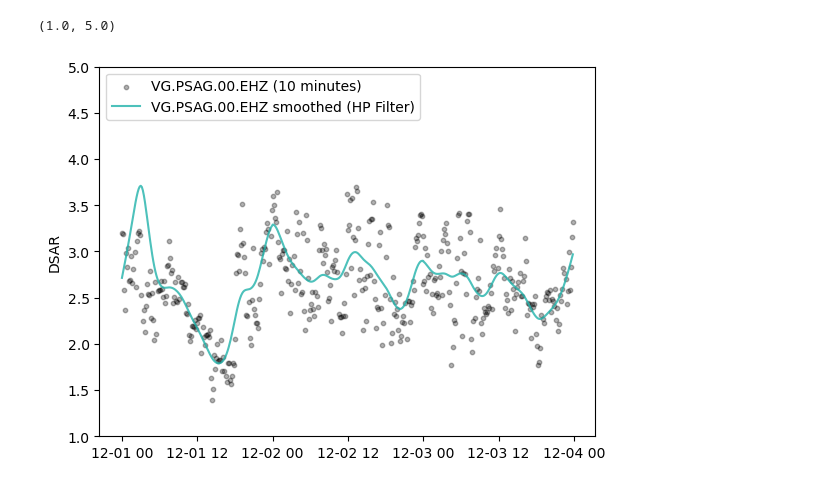
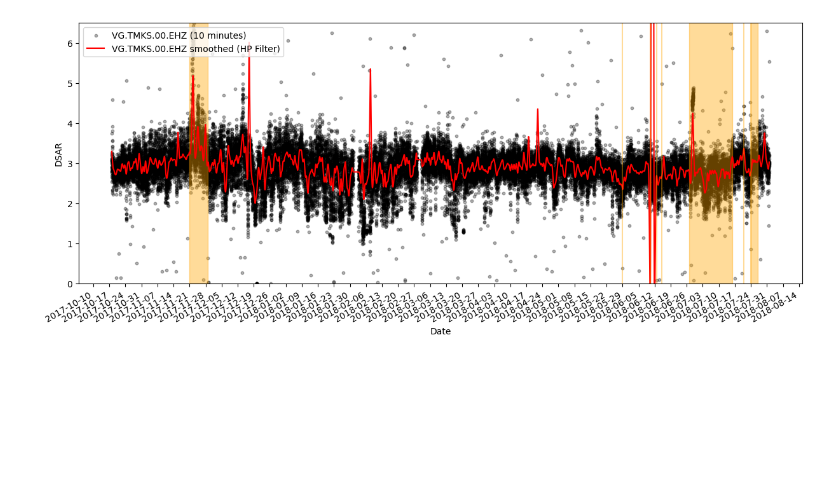
Before and after one commit to martanto/dsar, a Jupyter notebook: dsar.ipynb, the cells around one changed output. Drawn from its saved outputs; the diff is of its cells as text; code cells hidden in the pictures; blank space fills up the shorter version.

Commit message:
wip: update magma plot

```diff
--- a/dsar.ipynb
+++ b/dsar.ipynb
@@ -113,13 +133,43 @@ plt.subplot(111)
-# %%
-plt.scatter(df.index, df.DSAR, c= 'k', alpha=0.3, s=10, label='{} (10 minutes)'.format(nslc))
-
-# HP filter documentation https://www.statsmodels.org/stable/generated/statsmodels.tsa.filters.hp_filter.hpfilter.html
-_,trend = hpfilter(df.DSAR, 1600)
-plt.plot(df.index, trend, c='lightseagreen', label='{} smoothed (HP Filter)'.format(nslc), alpha=0.8)
-
-plt.legend(loc=2)
-plt.ylabel('DSAR')
-plt.ylim(1,5)
-# %% [output]
-(1.0, 5.0)
-[figure, removed]
+# %%
+import matplotlib.dates as mdates
+
+# HP filter documentation https://www.statsmodels.org/stable/generated/statsmodels.tsa.filters.hp_filter.hpfilter.html
+cycle,trend = hpfilter(df.DSAR, 1000000)
+
+fig, axs = plt.subplots(figsize=(12, 5), layout="constrained")
+scatter = axs.scatter(df.index, df.DSAR, c= 'k', alpha=0.3, s=10, label='{} (10 minutes)'.format(nslc))
+smoothed_using_HP_filter = axs.plot(df.index, trend, c='red', label='{} smoothed (HP Filter)'.format(nslc), alpha=1)
+
+axs.legend(loc=2)
+axs.set_ylabel('DSAR')
+axs.set_xlabel('Date')
+axs.xaxis.set_major_locator(mdates.DayLocator(interval=7))
+axs.xaxis.set_major_formatter(mdates.DateFormatter('%Y-%m-%d'))
+axs.set_ylim(0,6.5)
+
+# Agung Eruption
+continous_eruptions = [
+    ['2017-11-21', '2017-11-29'],
+    ['2018-06-27', '2018-07-16'],
+    ['2018-07-24', '2018-07-27'],
+]
+
+for continous in continous_eruptions:
+    axs.axvspan(continous[0], continous[1], alpha=0.4, color='orange')
+
+single_eruptions = [
+    '2018-05-29',
+    '2018-06-10',
+    '2018-06-13',
+    '2018-06-15',
+    '2018-07-21',
+    '2018-07-24',
+]
+
+for date in single_eruptions:
+    axs.axvline(datetime.strptime(date, '%Y-%m-%d'), alpha=0.4, color='orange')
+
+for label in axs.get_xticklabels(which='major'):
+    label.set(rotation=30, horizontalalignment='right')
+# %% [output]
+[figure, added]
```
Also changed, not shown: parts of 12 cells of this notebook, 7 other files.
